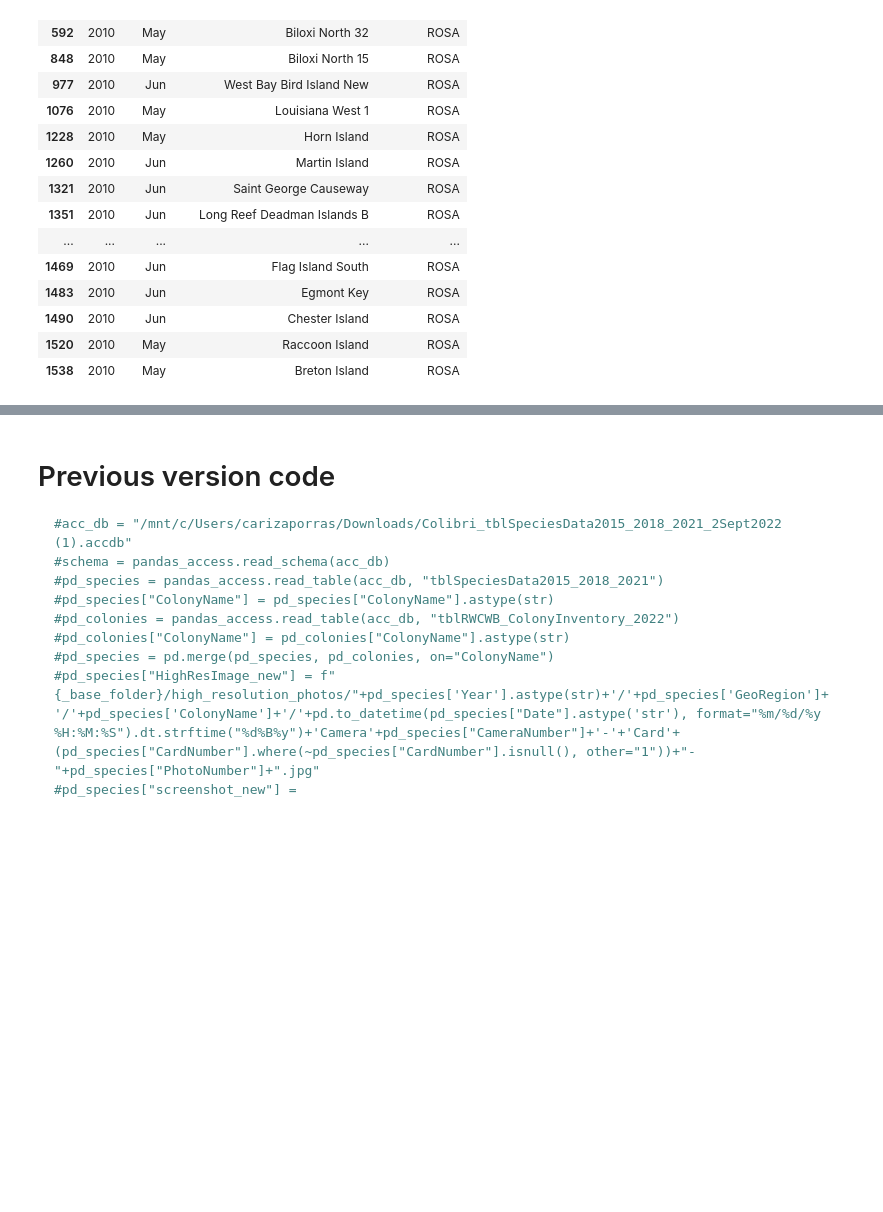
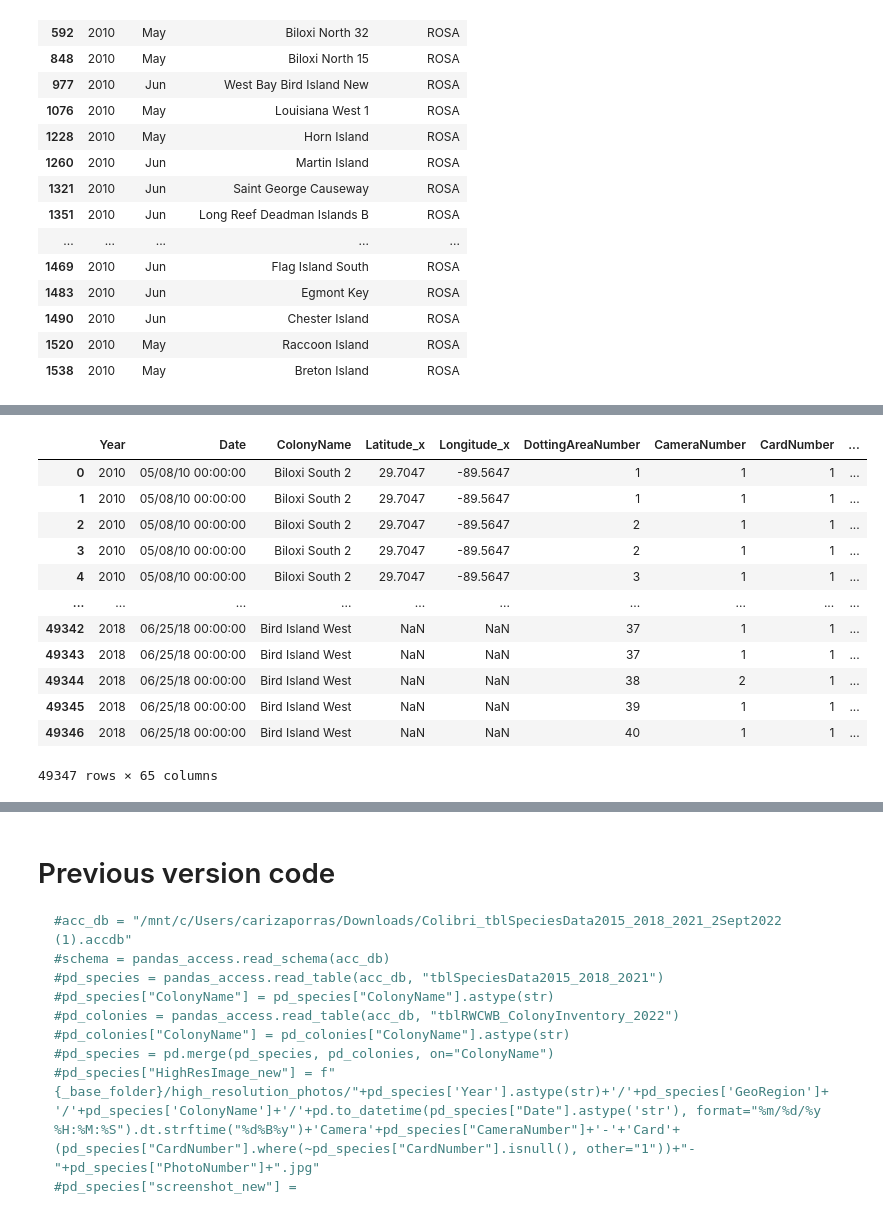
Before and after one commit to waterinstitute/avian_data_ingestor, a Jupyter notebook: doc/Metadata for DottedImages.ipynb, the cells around one changed output, grey strips where cells are left out. Cells and saved outputs as stored; diff of their text form; code cells hidden in the pictures; blank space fills up the shorter version.

```diff
--- a/doc/Metadata for DottedImages.ipynb
+++ b/doc/Metadata for DottedImages.ipynb
@@ -325,5 +412,6 @@ join_cols = ['CameraNumber','CardNumber','PhotoNumber','Year', 'month','day']
 for c in join_cols:
     fdf[c] = fdf[c].astype('str').str.strip()
     pd_species[c] = pd_species[c].astype('str').str.strip()
+
 c = 'CardNumber'
-fdf.loc[fdf[c]=='None',c]= '1'
+fdf.loc[fdf[c]=='None',c] = fdf.loc[fdf[c]=='None',"key"].str.extract(r'.*Card\s*(\d+).*',flags=re.IGNORECASE, expand=False).where(fdf.loc[fdf[c]=='None',"key"].str.match(r'.*Card\s(\d+).*',False),1)
@@ -334,2 +436,18 @@ pd_species["PhotoNumber"]
+# %%
+merged
+# %% [output]
+|  | Year | Date | ColonyName | Latitude_x | Longitude_x | DottingAreaNumber | CameraNumber | CardNumber | ... |
+| 0 | 2010 | 05/08/10 00:00:00 | Biloxi South 2 | 29.7047 | -89.5647 | 1 | 1 | 1 | ... |
+| 1 | 2010 | 05/08/10 00:00:00 | Biloxi South 2 | 29.7047 | -89.5647 | 1 | 1 | 1 | ... |
+| 2 | 2010 | 05/08/10 00:00:00 | Biloxi South 2 | 29.7047 | -89.5647 | 2 | 1 | 1 | ... |
+| 3 | 2010 | 05/08/10 00:00:00 | Biloxi South 2 | 29.7047 | -89.5647 | 2 | 1 | 1 | ... |
+| 4 | 2010 | 05/08/10 00:00:00 | Biloxi South 2 | 29.7047 | -89.5647 | 3 | 1 | 1 | ... |
+| ... | ... | ... | ... | ... | ... | ... | ... | ... | ... |
+| 49342 | 2018 | 06/25/18 00:00:00 | Bird Island West | NaN | NaN | 37 | 1 | 1 | ... |
+| 49343 | 2018 | 06/25/18 00:00:00 | Bird Island West | NaN | NaN | 37 | 1 | 1 | ... |
+| 49344 | 2018 | 06/25/18 00:00:00 | Bird Island West | NaN | NaN | 38 | 2 | 1 | ... |
+| 49345 | 2018 | 06/25/18 00:00:00 | Bird Island West | NaN | NaN | 39 | 1 | 1 | ... |
+| 49346 | 2018 | 06/25/18 00:00:00 | Bird Island West | NaN | NaN | 40 | 1 | 1 | ... |
+49347 rows × 65 columns
 # %%
 m_grouped =merged[["HighResImage_new","key","CameraNumber","CardNumber","PhotoNumber","Date","Year","month", "thumbnail_new"]].groupby(["HighResImage_new","key","CameraNumber","CardNumber","PhotoNumber","Date","Year","month","thumbnail_new"]).count().reset_index()
```
Also changed, not shown: parts of 37 cells of this notebook.
